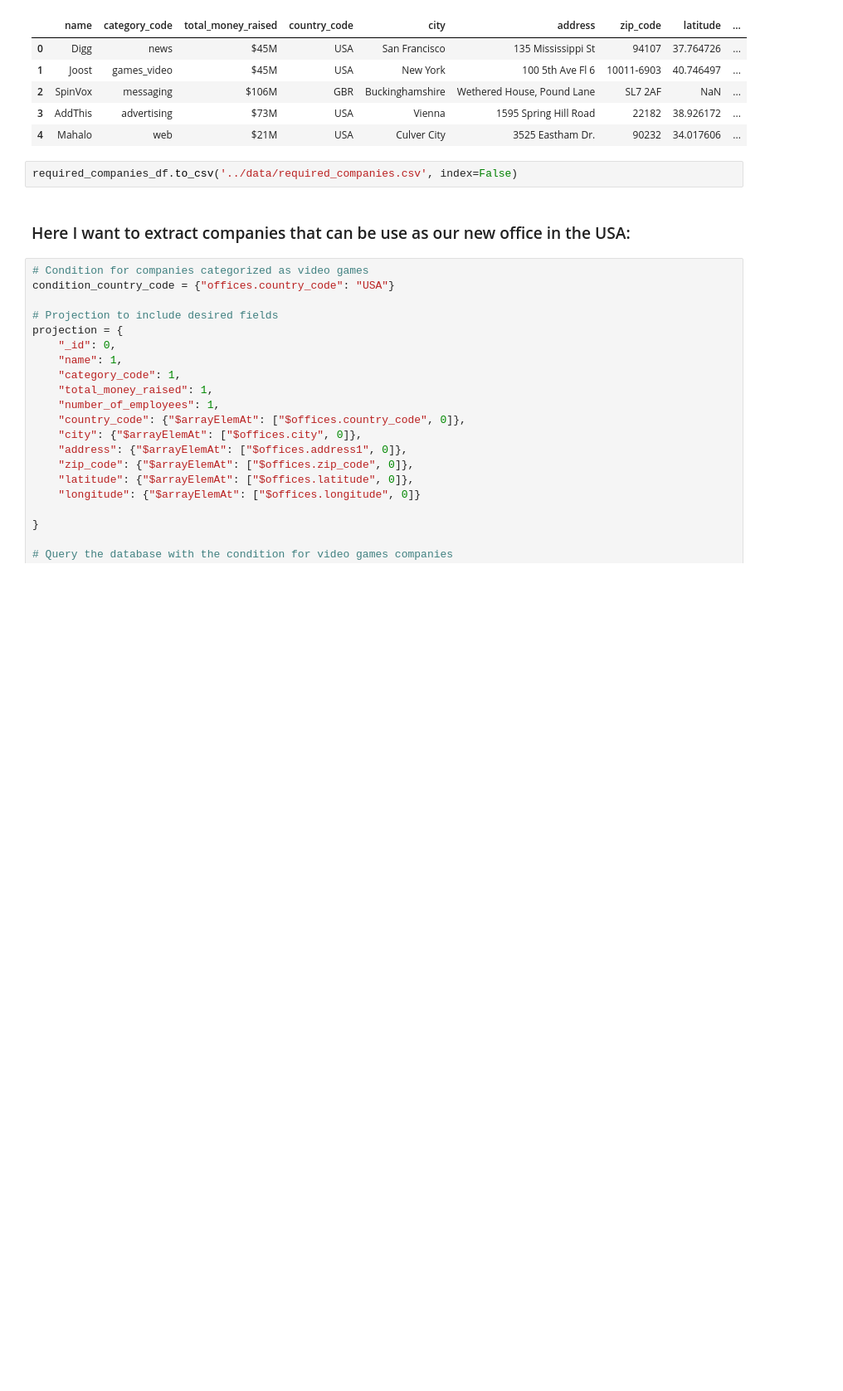
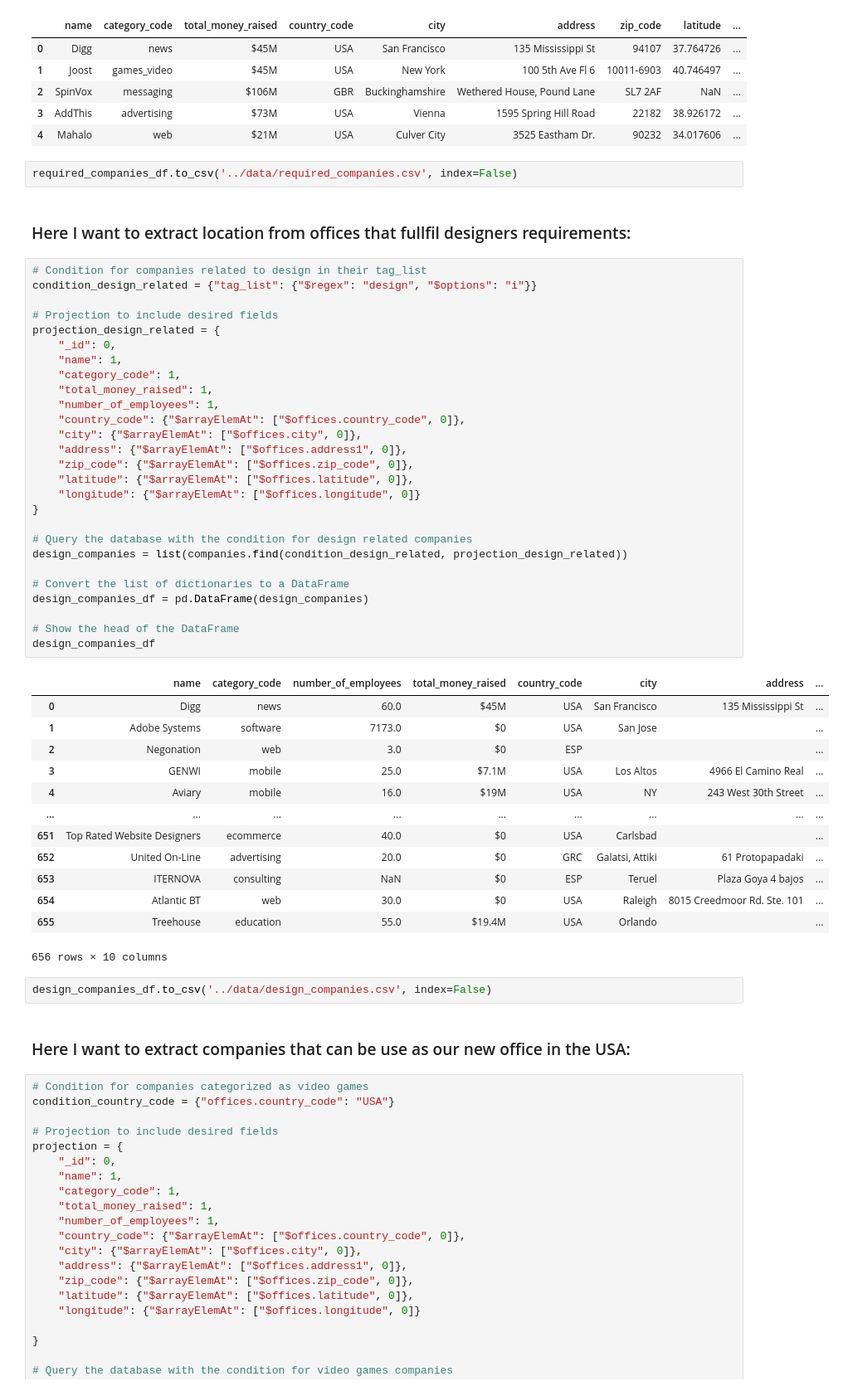
Before and after one commit to MairaMG/project-III-geospatial-data, a Jupyter notebook: notebook/1_Extracting.ipynb, the cells around one changed output. Shown: that part at 83% size. Saved outputs shown, nothing was run; the diff lists cells and outputs as text; blank space fills up the shorter version.

Commit message:
everything ok just missing final mal with design companies

```diff
--- a/notebook/1_Extracting.ipynb
+++ b/notebook/1_Extracting.ipynb
@@ -139,6 +140,51 @@ required_companies_df.head()
 | 4 | Mahalo | web | $21M | USA | Culver City | 3525 Eastham Dr. | 90232 | 34.017606 | ... |
 # %%
 required_companies_df.to_csv('../data/required_companies.csv', index=False)
+# %% [markdown]
+### Here I want to extract location from offices that fullfil designers requirements:
+# %%
+# Condition for companies related to design in their tag_list
+condition_design_related = {"tag_list": {"$regex": "design", "$options": "i"}}
+
+# Projection to include desired fields
+projection_design_related = {
+    "_id": 0,
+    "name": 1,
+    "category_code": 1,
+    "total_money_raised": 1,
+    "number_of_employees": 1,
+    "country_code": {"$arrayElemAt": ["$offices.country_code", 0]},
+    "city": {"$arrayElemAt": ["$offices.city", 0]},
+    "address": {"$arrayElemAt": ["$offices.address1", 0]},
+    "zip_code": {"$arrayElemAt": ["$offices.zip_code", 0]},
+    "latitude": {"$arrayElemAt": ["$offices.latitude", 0]},
+    "longitude": {"$arrayElemAt": ["$offices.longitude", 0]}
+}
+
+# Query the database with the condition for design related companies
+design_companies = list(companies.find(condition_design_related, projection_design_related))
+
+# Convert the list of dictionaries to a DataFrame
+design_companies_df = pd.DataFrame(design_companies)
+
+# Show the head of the DataFrame
+design_companies_df
+# %% [output]
+|  | name | category_code | number_of_employees | total_money_raised | country_code | city | address | ... |
+| 0 | Digg | news | 60.0 | $45M | USA | San Francisco | 135 Mississippi St | ... |
+| 1 | Adobe Systems | software | 7173.0 | $0 | USA | San Jose |  | ... |
+| 2 | Negonation | web | 3.0 | $0 | ESP |  |  | ... |
+| 3 | GENWI | mobile | 25.0 | $7.1M | USA | Los Altos | 4966 El Camino Real | ... |
+| 4 | Aviary | mobile | 16.0 | $19M | USA | NY | 243 West 30th Street | ... |
+| ... | ... | ... | ... | ... | ... | ... | ... | ... |
+| 651 | Top Rated Website Designers | ecommerce | 40.0 | $0 | USA | Carlsbad |  | ... |
+| 652 | United On-Line | advertising | 20.0 | $0 | GRC | Galatsi, Attiki | 61 Protopapadaki | ... |
+| 653 | ITERNOVA | consulting | NaN | $0 | ESP | Teruel | Plaza Goya 4 bajos | ... |
+| 654 | Atlantic BT | web | 30.0 | $0 | USA | Raleigh | 8015 Creedmoor Rd. Ste. 101 | ... |
+| 655 | Treehouse | education | 55.0 | $19.4M | USA | Orlando |  | ... |
+656 rows × 10 columns
+# %%
+design_companies_df.to_csv('../data/design_companies.csv', index=False)
 # %% [markdown]
 ### Here I want to extract companies that can be use as our new office in the USA:
 # %%
```
Also changed, not shown: parts of 6 cells of this notebook, 7 other files.
